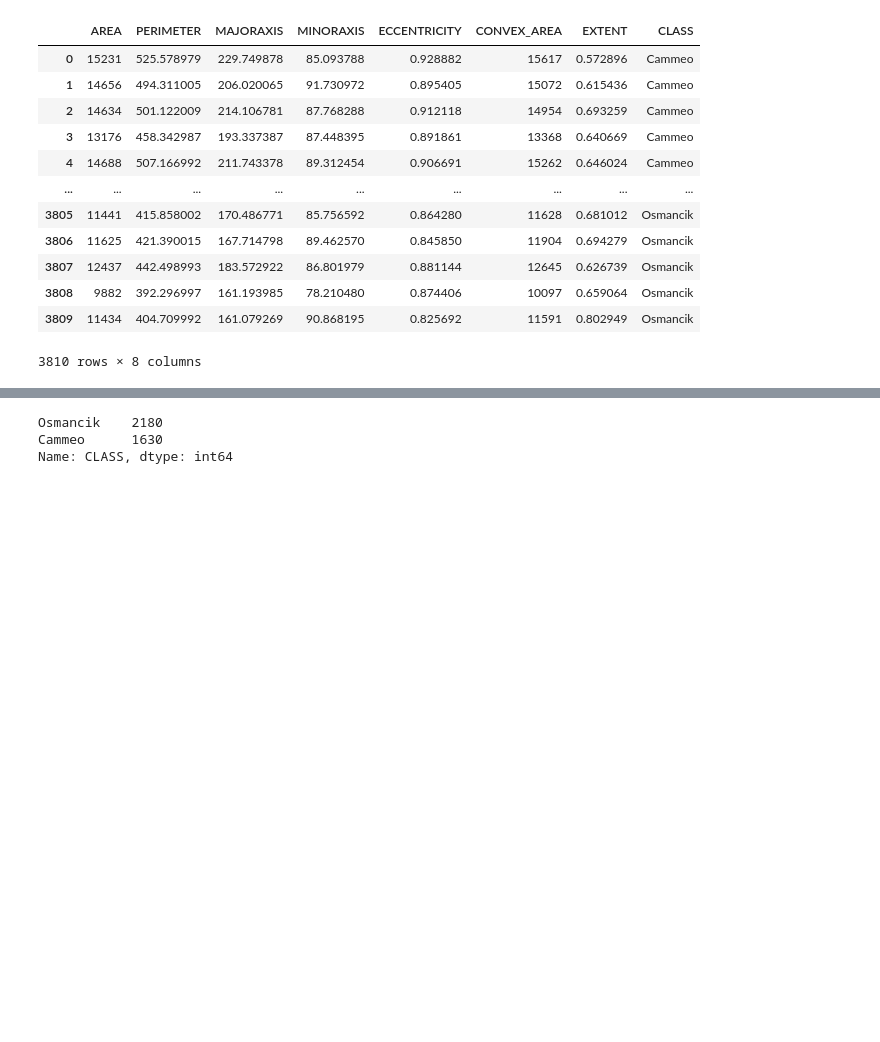
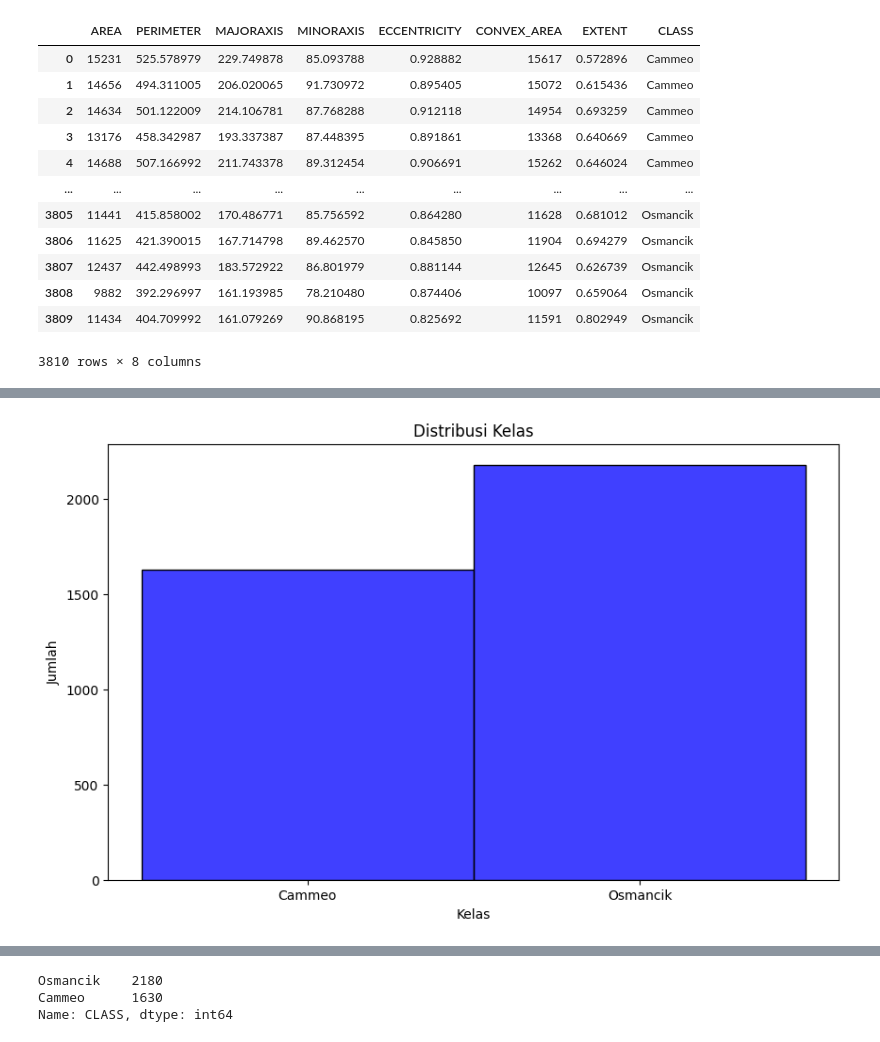
Before and after one commit to NabilaAtiraQurratulAini/PSDataA, a Jupyter notebook: _sources/Tugas/Rice Cammeo & Osmancik.ipynb, the cells around one changed output, grey strips where cells are left out. Saved outputs shown, nothing was run; the diff lists cells and outputs as text; code cells hidden in the pictures; blank space fills up the shorter version.

```diff
--- a/_sources/Tugas/Rice Cammeo & Osmancik.ipynb
+++ b/_sources/Tugas/Rice Cammeo & Osmancik.ipynb
@@ -88,0 +146,11 @@ df
+# %%
+# eksplorasi data
+# misalnya, jika anda ingin melihat distribusi nilai pada kolom tertentu, anda dapat menggunakan histogram
+plt.figure(figsize=(10, 6))
+sns.histplot(df['CLASS'], bins=30, kde=False, color='blue')
+plt.title('Distribusi Kelas')
+plt.xlabel('Kelas')
+plt.ylabel('Jumlah')
+plt.show()
+# %% [output]
+[figure, added]
```
Also changed, not shown: parts of 20 cells of this notebook, 7 other files.
